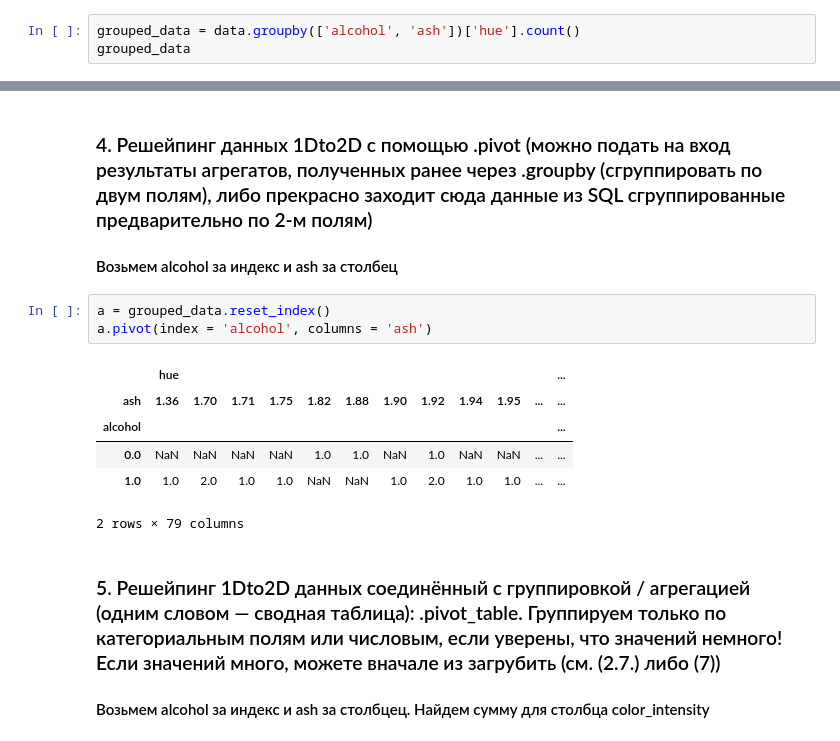
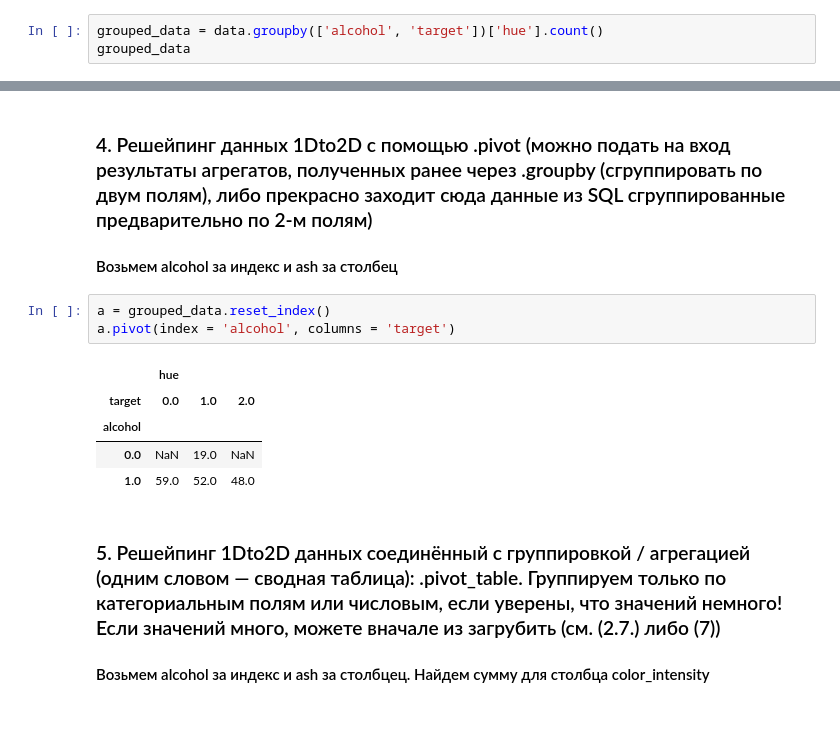
Before and after one commit to poste0/Labs, a Jupyter notebook: DataAnalysis/Stepanenko_Lab2.ipynb, the cells around one changed output, grey strips where cells are left out. Cells and saved outputs as stored; diff of their text form.

Commit message:
Laba 2 data analysis

```diff
--- a/DataAnalysis/Stepanenko_Lab2.ipynb
+++ b/DataAnalysis/Stepanenko_Lab2.ipynb
@@ -292,6 +292,6 @@ data
 ### 3. Продемонстрировать работу .groupby, на основе группировок в groupby вычисляете агрегатные функции по одной или нескольким колонкам
 #### Возьмем столбцы alcohol и ash, затем найдем количество hue
 # %%
-grouped_data = data.groupby(['alcohol', 'ash'])['hue'].count()
+grouped_data = data.groupby(['alcohol', 'target'])['hue'].count()
 grouped_data
 # %% [output]
@@ -313,14 +306,13 @@ Name: hue, Length: 92, dtype: int64
 #### Возьмем alcohol за индекс и ash за столбец
 # %%
 a = grouped_data.reset_index()
-a.pivot(index = 'alcohol', columns = 'ash')
+a.pivot(index = 'alcohol', columns = 'target')
 # %% [output]
-|  | hue |  |  |  |  |  |  |  |  |  |  | ... |
-| ash | 1.36 | 1.70 | 1.71 | 1.75 | 1.82 | 1.88 | 1.90 | 1.92 | 1.94 | 1.95 | ... | ... |
-| alcohol |  |  |  |  |  |  |  |  |  |  |  | ... |
-| 0.0 | NaN | NaN | NaN | NaN | 1.0 | 1.0 | NaN | 1.0 | NaN | NaN | ... | ... |
-| 1.0 | 1.0 | 2.0 | 1.0 | 1.0 | NaN | NaN | 1.0 | 2.0 | 1.0 | 1.0 | ... | ... |
+|  | hue |  |  |
+| target | 0.0 | 1.0 | 2.0 |
+| alcohol |  |  |  |
+| 0.0 | NaN | 19.0 | NaN |
+| 1.0 | 59.0 | 52.0 | 48.0 |
-2 rows × 79 columns
 # %% [markdown]
 ### 5. Решейпинг 1Dto2D данных соединённый с группировкой / агрегацией (одним словом — сводная таблица): .pivot_table. Группируем только по категориальным полям или числовым, если уверены, что значений немного! Если значений много, можете вначале из загрубить (см. (2.7.) либо (7))
 #### Возьмем alcohol за индекс и ash за столбцец. Найдем сумму для столбца color_intensity
```
Also changed, not shown: parts of 5 cells of this notebook.
